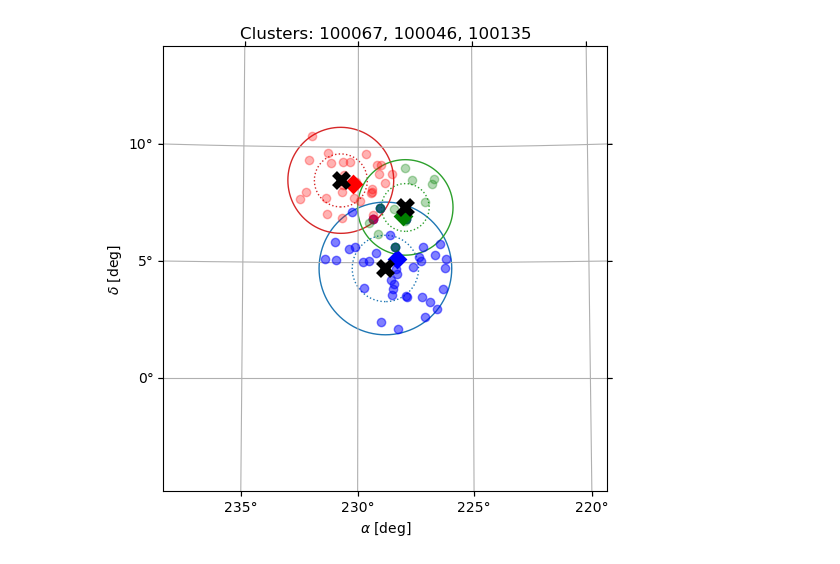
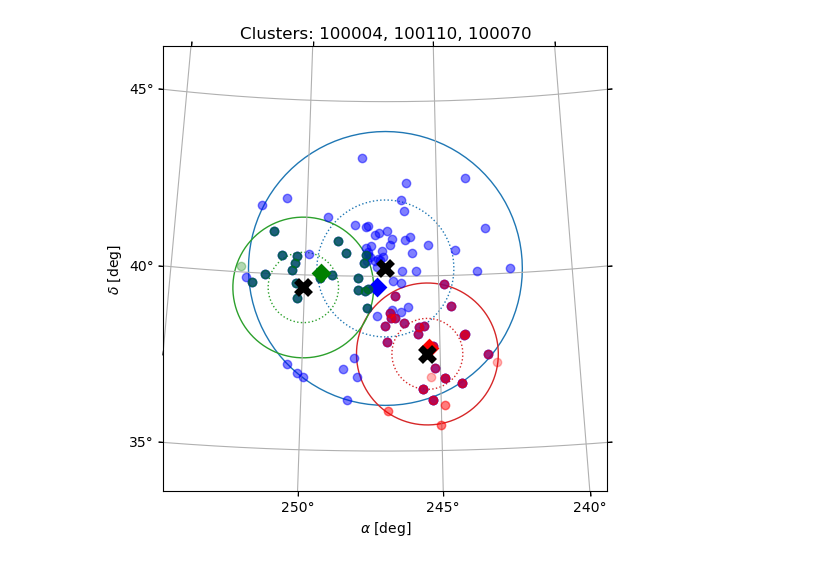
Before and after one commit to DESI-UR/DESI_SGA, a Jupyter notebook: TF/Y3/Problematic_galaxy_clustering.ipynb, the cells around one changed output. Drawn from its saved outputs; the diff is of its cells as text; code cells hidden in the pictures.

Commit message:
Updated cluster overlap notebook.

```diff
--- a/TF/Y3/Problematic_galaxy_clustering.ipynb
+++ b/TF/Y3/Problematic_galaxy_clustering.ipynb
@@ -355,23 +264,0 @@ Cluster 100294 overlaps with clusters: []
-# %%
-# Step 1: Create a dictionary to hold the cluster overlaps
-cluster_overlap = {}
-
-# Step 2: Loop over the rows of the table and collect all clusters a galaxy is in
-for galaxy_id in np.unique(duplicates['SGA_ID']):
-    # Get the indices of the rows that belong to this galaxy
-    galaxy_rows =duplicates[duplicates['SGA_ID'] == galaxy_id]
-
-    # Get the list of clusters this galaxy belongs to
-    clusters = galaxy_rows['CLUSTER_ID']
-
-    # For each cluster, add the others this galaxy is in to the overlap dictionary
-    for cluster in clusters:
-        if cluster not in cluster_overlap:
-            cluster_overlap[cluster] = set()
-
-        # Add the other clusters that this galaxy belongs to (excluding the current cluster)
-        cluster_overlap[cluster].update([c for c in clusters if c != cluster])
-
-# Step 3: Print the results
-for cluster_id, overlaps in cluster_overlap.items():
-    print(f"Cluster {cluster_id} overlaps with clusters: {sorted(list(overlaps))}")
@@ -486,3 +264,0 @@ def plot_cluster_members(clusters, cluster_id1, cluster_id2, sgacat, sga_ids1, s
-# %%
-SGA = Table.read('SGA-2020_jura_Vrot_cluster_calib_VI.fits')
-SGA
@@ -509,3 +264,0 @@ Table length=1351
-# %%
-clusters = Table.read('../Tully15-Table3.fits')
-clusters
@@ -842,7 +594,7 @@ def plot_triple_cluster_members(clusters, cluster_id_1, cluster_id_2, cluster_id
     fig = plt.figure(figsize=(15,10), tight_layout=True)
 
     # First plot: Cluster sky coordinates
-    ax = plt.subplot(231, projection='astro degrees zoom', center=cluster_coord_1, radius=cluster_R2t_4_1 + cluster_R2t_4_2 + cluster_R2t_4_3)
+    ax = plt.subplot(231, projection='astro degrees zoom', center=cluster_coord_1, radius=(cluster_R2t_4_1 + cluster_R2t_4_2 + cluster_R2t_4_3)*0.6)
     ax.grid()
 
     # Cluster 1 (blue), Cluster 2 (red), Cluster 3 (green)
@@ -876,7 +628,4 @@ def plot_triple_cluster_members(clusters, cluster_id_1, cluster_id_2, cluster_id
     outer_3 = SphericalCircle(cluster_coord_3, cluster_R2t_3_3, transform=ax.get_transform('world'), edgecolor='tab:green', linestyle='solid', facecolor='none')
     ax.add_patch(outer_3)
 
-    ax.set(xlabel=r'$\alpha$ [deg]', ylabel=r'$\delta$ [deg]', title = 'Clusters: 100067, 100046, 100135')
-
-
-    # Remaining plots (Dec vs redshift, RA vs redshift, etc.)
+    ax.set(xlabel=r'$\alpha$ [deg]', ylabel=r'$\delta$ [deg]', title = f'Clusters: {cluster_id_1}, {cluster_id_2}, {cluster_id_3}')
@@ -883,9 +640,9 @@ def plot_triple_cluster_members(clusters, cluster_id_1, cluster_id_2, cluster_id
 # %%
 # 100067 overlaps with clusters: [100046, 100135]
-sga_1 = SGA[SGA['CLUSTER_ID']==100067]
-sga_2 = SGA[SGA['CLUSTER_ID']==100046]
-sga_3 = SGA[SGA['CLUSTER_ID']==100135]
+sga_1 = SGA[SGA['CLUSTER_ID']==100004]
+sga_2 = SGA[SGA['CLUSTER_ID']==100110]
+sga_3 = SGA[SGA['CLUSTER_ID']==100070]
 
-plot_triple_cluster_members(clusters, 100067, 100046, 100135, SGA, sga_1['SGA_ID'], sga_2['SGA_ID'], sga_3['SGA_ID'])
+plot_triple_cluster_members(catalog, 100004, 100110, 100070, SGA, sga_1['SGA_ID'], sga_2['SGA_ID'], sga_3['SGA_ID'])
 # %% [output]
-[figure, old version]
+[figure, new version]
```
Also changed, not shown: parts of 39 cells of this notebook.
